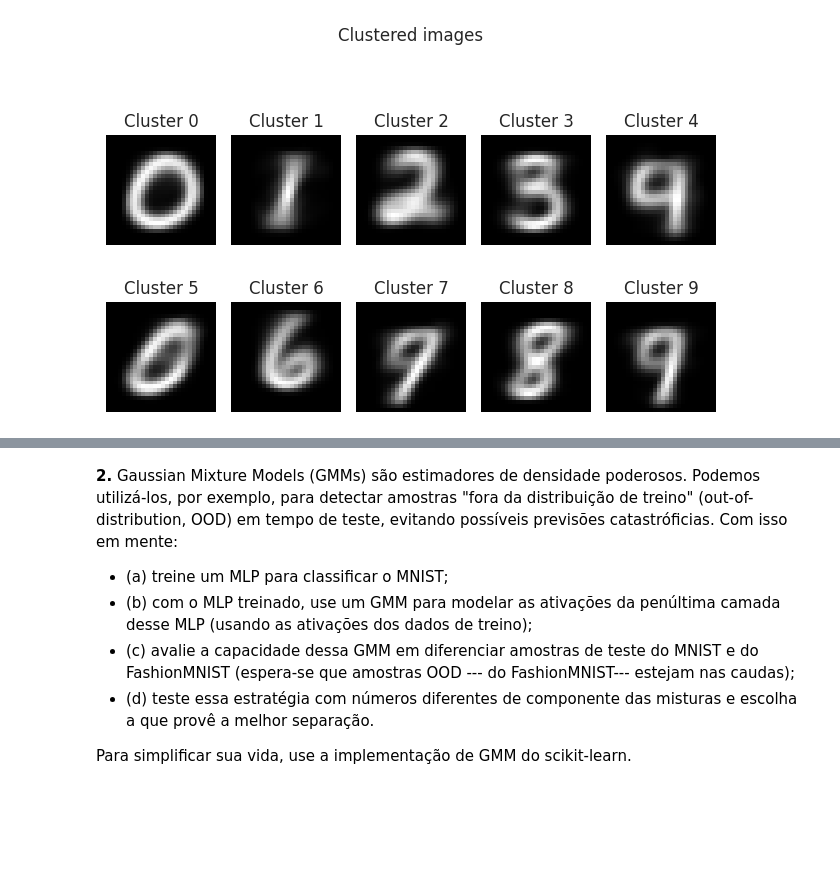
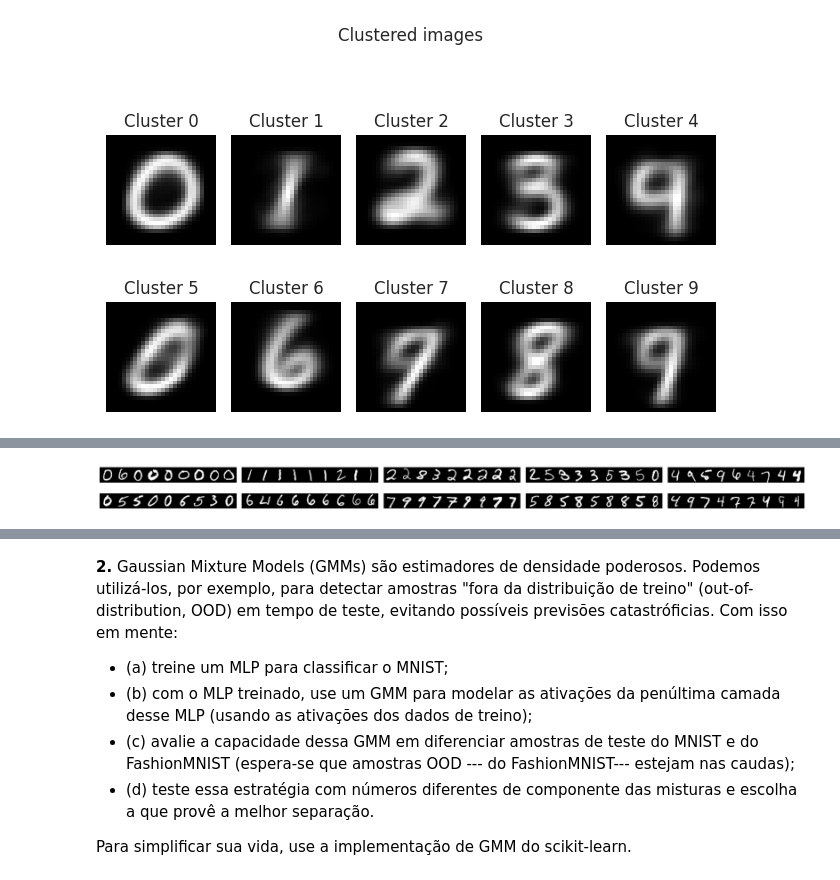
Before and after one commit to ViniAS/ML, a Jupyter notebook: ML_exercise_8.ipynb, the cells around one changed output, grey strips where cells are left out. Saved outputs shown, nothing was run; the diff lists cells and outputs as text; code cells hidden in the pictures; blank space fills up the shorter version.

```diff
--- a/ML_exercise_8.ipynb
+++ b/ML_exercise_8.ipynb
@@ -137,0 +120,26 @@ plot_clusters(X, labels, centroids)
+# %%
+# classify test set
+X_test = mnist_testset.data.view(-1, 28*28).float()
+y_test = mnist_testset.targets
+
+dists = torch.cdist(X_test, centroids)
+
+labels_test = dists.argmin(dim=1)
+
+# for each cluster, plot 9 images from the test set
+# so it should be a 2x5 grid, each with a futher 3x3 grid
+fig, axs = plt.subplots(2, 5, figsize=(20, 2))  # Create a 2x5 grid of Axes
+
+for k in range(K):
+    images = []
+    for i, idx in enumerate((labels_test == k).nonzero().squeeze()[:9]):
+        images.append(X_test[idx].view(28, 28))
+    # Concatenate the images to form a single image
+    image = torch.cat(images, dim=1)
+    axs[k // 5, k % 5].imshow(image, cmap='gray')
+    axs[k // 5, k % 5].axis('off')
+
+plt.tight_layout()
+plt.show()
+# %% [output]
+[figure, added]
```
Also changed, not shown: parts of 8 cells of this notebook.
